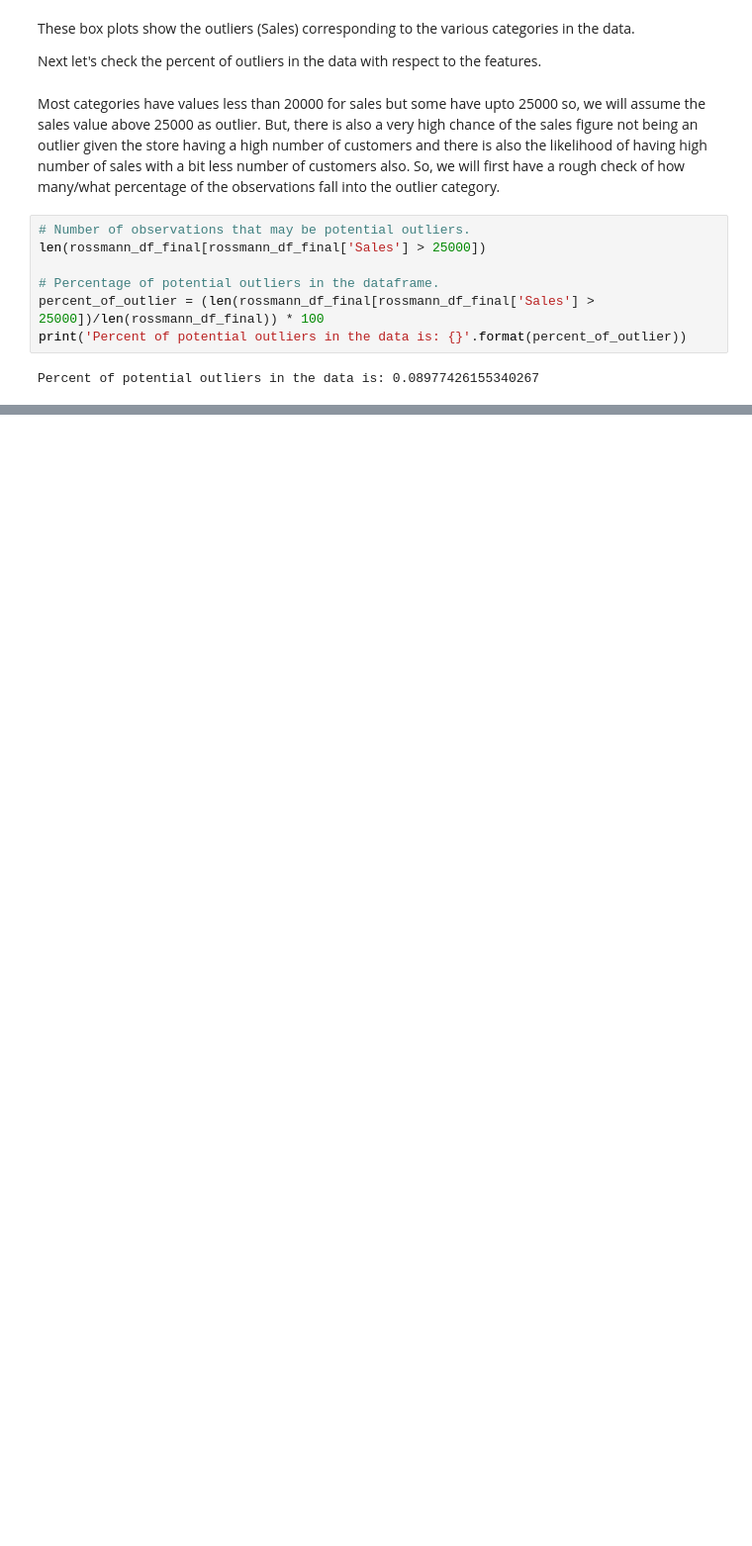
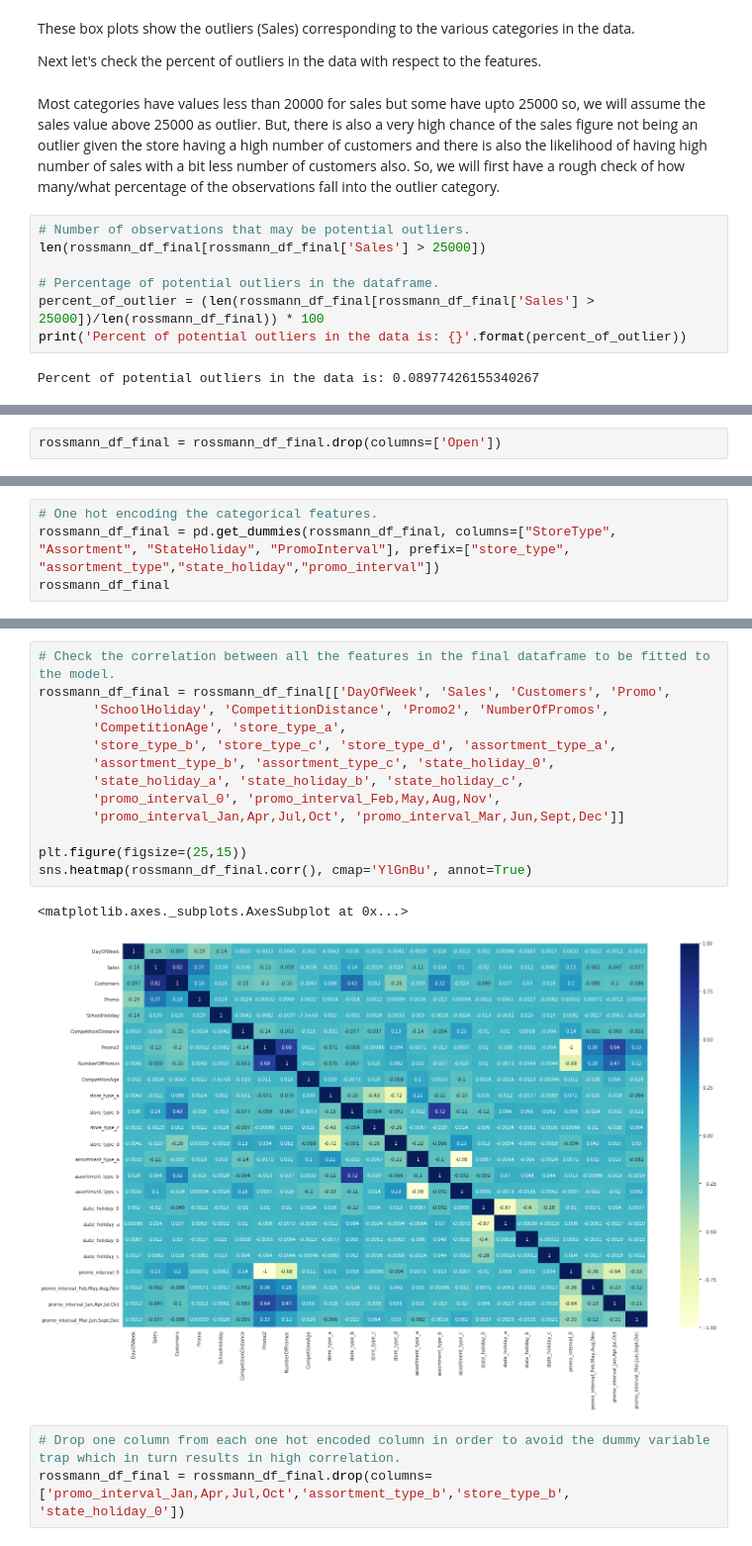
Before and after one commit to Adityasingh675/Supervised-ML-Regression, a Jupyter notebook: Rossmann_Sales_Prediction_Capstone_Project.ipynb, the cells around one changed output, grey strips where cells are left out. Shown at 99% size. Drawn from its saved outputs; the diff is of its cells as text; blank space fills up the shorter version.

```diff
--- a/Rossmann_Sales_Prediction_Capstone_Project.ipynb
+++ b/Rossmann_Sales_Prediction_Capstone_Project.ipynb
@@ -880,0 +886,2 @@ Percent of potential outliers in the data is: 0.08977426155340267
+# %%
+rossmann_df_final = rossmann_df_final.drop(columns=['Open'])
@@ -880,0 +908,4 @@ Percent of potential outliers in the data is: 0.08977426155340267
+# %%
+# One hot encoding the categorical features.
+rossmann_df_final = pd.get_dummies(rossmann_df_final, columns=["StoreType", "Assortment", "StateHoliday", "PromoInterval"], prefix=["store_type", "assortment_type","state_holiday","promo_interval"])
+rossmann_df_final
@@ -880,0 +937,19 @@ Percent of potential outliers in the data is: 0.08977426155340267
+# %%
+# Check the correlation between all the features in the final dataframe to be fitted to the model.
+rossmann_df_final = rossmann_df_final[['DayOfWeek', 'Sales', 'Customers', 'Promo',
+       'SchoolHoliday', 'CompetitionDistance', 'Promo2', 'NumberOfPromos',
+       'CompetitionAge', 'store_type_a',
+       'store_type_b', 'store_type_c', 'store_type_d', 'assortment_type_a',
+       'assortment_type_b', 'assortment_type_c', 'state_holiday_0',
+       'state_holiday_a', 'state_holiday_b', 'state_holiday_c',
+       'promo_interval_0', 'promo_interval_Feb,May,Aug,Nov',
+       'promo_interval_Jan,Apr,Jul,Oct', 'promo_interval_Mar,Jun,Sept,Dec']]
+
+plt.figure(figsize=(25,15))
+sns.heatmap(rossmann_df_final.corr(), cmap='YlGnBu', annot=True)
+# %% [output]
+<matplotlib.axes._subplots.AxesSubplot at 0x...>
+[figure, added]
+# %%
+# Drop one column from each one hot encoded column in order to avoid the dummy variable trap which in turn results in high correlation.
+rossmann_df_final = rossmann_df_final.drop(columns=['promo_interval_Jan,Apr,Jul,Oct','assortment_type_b','store_type_b', 'state_holiday_0'])
```
Also changed, not shown: parts of 19 cells of this notebook.
